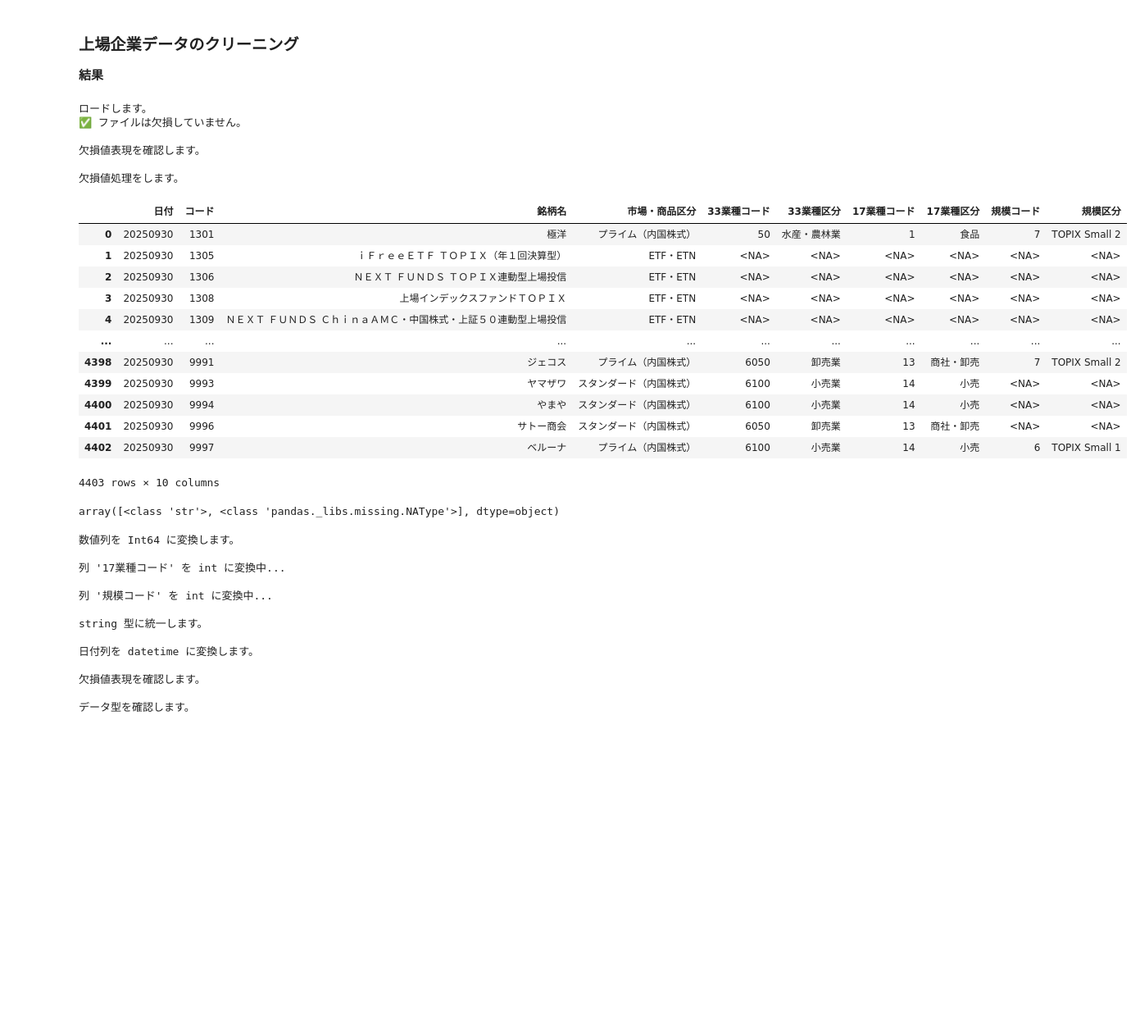
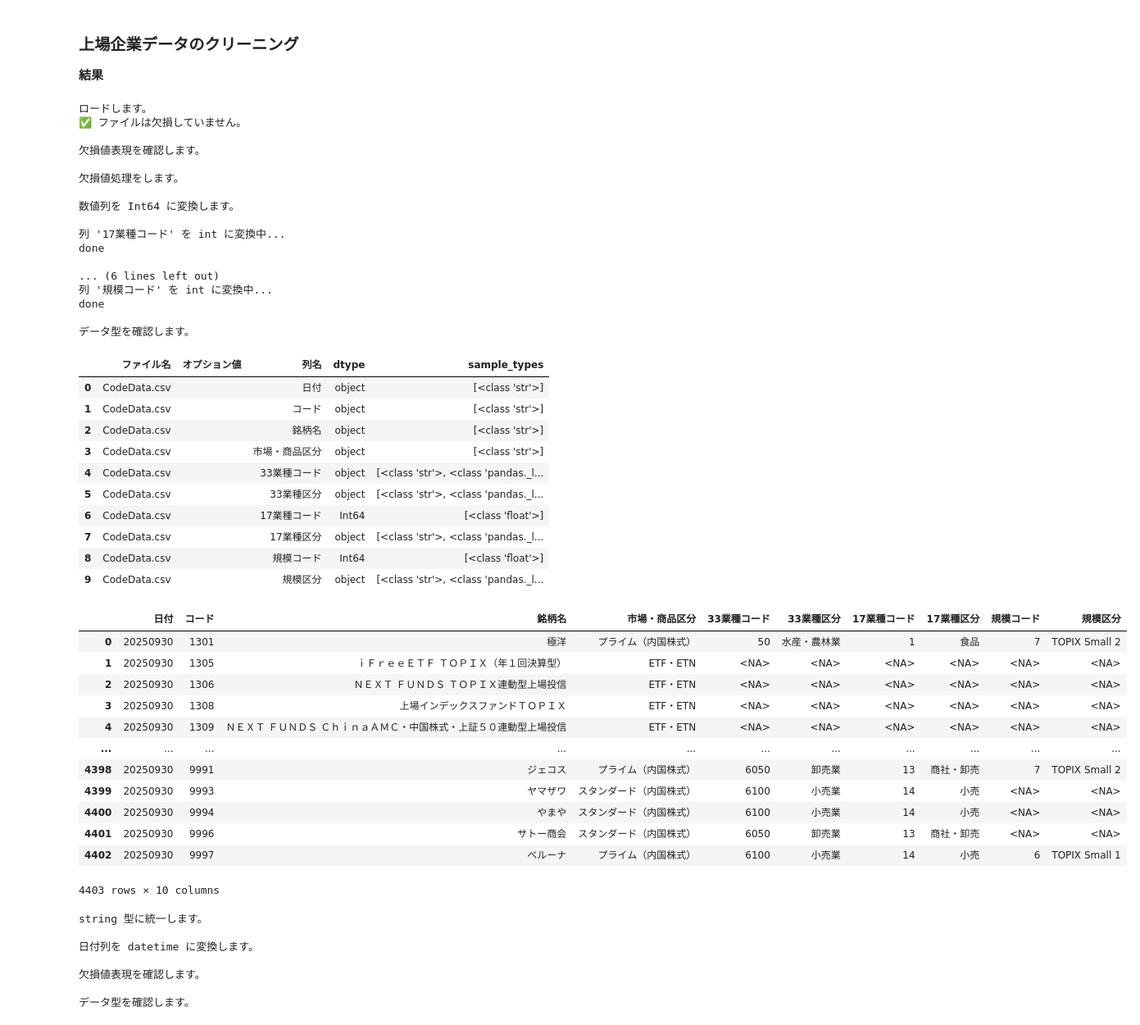
Before and after one commit to Tetibeam/003_stock_screening_preproc, a Jupyter notebook: 01_initial_creening.ipynb, the cells around one changed output. Shown at 82% size. Saved outputs shown, nothing was run; the diff lists cells and outputs as text; code cells hidden in the pictures; blank space fills up the shorter version.

```diff
--- a/01_initial_creening.ipynb
+++ b/01_initial_creening.ipynb
@@ -489,63 +469,82 @@ df_missing_values_expression = cu.chk_missing_values_expression(
 print("\n欠損値処理をします。")
 df_code_info_missing_change = df_code_info.replace({"-": pd.NA, "": pd.NA})
 
-display(df_code_info_missing_change)
-display(df_code_info_missing_change["33業種コード"].map(type).unique())
-
 print("\n数値列を Int64 に変換します。")
 numeric_cols = ["17業種コード", "規模コード"]
 df = df_code_info_missing_change
 df = cu.convert_columns_type(df, numeric_cols, "int", True)
+
+print("")
+print("データ型を確認します。")
+df_type = cu.chk_dtype(df, filename=settings["files"]["reference"], option_value="")
+display(df_type)
+
+display(df)
 
 print("\nstring 型に統一します。")
 for col in df.columns:
     if col not in numeric_cols:
         df[col] = df[col].astype("string")
 
 print("\n日付列を datetime に変換します。")
 df["日付"] = pd.to_datetime(df["日付"], errors="coerce", format="%Y%m%d")
 df_type_change = df
 
 print("")
 print("欠損値表現を確認します。")
 df_missing_values_expression = cu.chk_missing_values_expression(df_type_change, filename=settings["files"]["reference"], option_value="")
 #display(df_missing_values_expression)
 
 print("")
 print("データ型を確認します。")
 df_type = cu.chk_dtype(df_type_change, filename=settings["files"]["reference"], option_value="")
 #display(df_type)
 # %% [output]
 ロードします。
 ✅ ファイルは欠損していません。
 
 欠損値表現を確認します。
 
 欠損値処理をします。
+
+数値列を Int64 に変換します。
+
+列 '17業種コード' を int に変換中...
+done
+
+... (6 lines left out)
+列 '規模コード' を int に変換中...
+done
+
+データ型を確認します。
-|  | 日付 | コード | 銘柄名 | 市場・商品区分 | 33業種コード | 33業種区分 | 17業種コード | 17業種区分 | 規模コード | 規模区分 |
-| 0 | 20250930 | 1301 | 極洋 | プライム（内国株式） | 50 | 水産・農林業 | 1 | 食品 | 7 | TOPIX Small 2 |
-| 1 | 20250930 | 1305 | ｉＦｒｅｅＥＴＦ ＴＯＰＩＸ（年１回決算型） | ETF・ETN | <NA> | <NA> | <NA> | <NA> | <NA> | <NA> |
-| 2 | 20250930 | 1306 | ＮＥＸＴ ＦＵＮＤＳ ＴＯＰＩＸ連動型上場投信 | ETF・ETN | <NA> | <NA> | <NA> | <NA> | <NA> | <NA> |
-| 3 | 20250930 | 1308 | 上場インデックスファンドＴＯＰＩＸ | ETF・ETN | <NA> | <NA> | <NA> | <NA> | <NA> | <NA> |
-| 4 | 20250930 | 1309 | ＮＥＸＴ ＦＵＮＤＳ ＣｈｉｎａＡＭＣ・中国株式・上証５０連動型上場投信 | ETF・ETN | <NA> | <NA> | <NA> | <NA> | <NA> | <NA> |
-| ... | ... | ... | ... | ... | ... | ... | ... | ... | ... | ... |
-| 4398 | 20250930 | 9991 | ジェコス | プライム（内国株式） | 6050 | 卸売業 | 13 | 商社・卸売 | 7 | TOPIX Small 2 |
-| 4399 | 20250930 | 9993 | ヤマザワ | スタンダード（内国株式） | 6100 | 小売業 | 14 | 小売 | <NA> | <NA> |
-| 4400 | 20250930 | 9994 | やまや | スタンダード（内国株式） | 6100 | 小売業 | 14 | 小売 | <NA> | <NA> |
-| 4401 | 20250930 | 9996 | サトー商会 | スタンダード（内国株式） | 6050 | 卸売業 | 13 | 商社・卸売 | <NA> | <NA> |
-| 4402 | 20250930 | 9997 | ベルーナ | プライム（内国株式） | 6100 | 小売業 | 14 | 小売 | 6 | TOPIX Small 1 |
+|  | ファイル名 | オプション値 | 列名 | dtype | sample_types |
+| 0 | CodeData.csv |  | 日付 | object | [<class 'str'>] |
+| 1 | CodeData.csv |  | コード | object | [<class 'str'>] |
+| 2 | CodeData.csv |  | 銘柄名 | object | [<class 'str'>] |
+| 3 | CodeData.csv |  | 市場・商品区分 | object | [<class 'str'>] |
+| 4 | CodeData.csv |  | 33業種コード | object | [<class 'str'>, <class 'pandas._l... |
+| 5 | CodeData.csv |  | 33業種区分 | object | [<class 'str'>, <class 'pandas._l... |
+| 6 | CodeData.csv |  | 17業種コード | Int64 | [<class 'float'>] |
+| 7 | CodeData.csv |  | 17業種区分 | object | [<class 'str'>, <class 'pandas._l... |
+| 8 | CodeData.csv |  | 規模コード | Int64 | [<class 'float'>] |
+| 9 | CodeData.csv |  | 規模区分 | object | [<class 'str'>, <class 'pandas._l... |
+|  | 日付 | コード | 銘柄名 | 市場・商品区分 | 33業種コード | 33業種区分 | 17業種コード | 17業種区分 | 規模コード | 規模区分 |
+| 0 | 20250930 | 1301 | 極洋 | プライム（内国株式） | 50 | 水産・農林業 | 1 | 食品 | 7 | TOPIX Small 2 |
+| 1 | 20250930 | 1305 | ｉＦｒｅｅＥＴＦ ＴＯＰＩＸ（年１回決算型） | ETF・ETN | <NA> | <NA> | <NA> | <NA> | <NA> | <NA> |
+| 2 | 20250930 | 1306 | ＮＥＸＴ ＦＵＮＤＳ ＴＯＰＩＸ連動型上場投信 | ETF・ETN | <NA> | <NA> | <NA> | <NA> | <NA> | <NA> |
+| 3 | 20250930 | 1308 | 上場インデックスファンドＴＯＰＩＸ | ETF・ETN | <NA> | <NA> | <NA> | <NA> | <NA> | <NA> |
+| 4 | 20250930 | 1309 | ＮＥＸＴ ＦＵＮＤＳ ＣｈｉｎａＡＭＣ・中国株式・上証５０連動型上場投信 | ETF・ETN | <NA> | <NA> | <NA> | <NA> | <NA> | <NA> |
+| ... | ... | ... | ... | ... | ... | ... | ... | ... | ... | ... |
+| 4398 | 20250930 | 9991 | ジェコス | プライム（内国株式） | 6050 | 卸売業 | 13 | 商社・卸売 | 7 | TOPIX Small 2 |
+| 4399 | 20250930 | 9993 | ヤマザワ | スタンダード（内国株式） | 6100 | 小売業 | 14 | 小売 | <NA> | <NA> |
+| 4400 | 20250930 | 9994 | やまや | スタンダード（内国株式） | 6100 | 小売業 | 14 | 小売 | <NA> | <NA> |
+| 4401 | 20250930 | 9996 | サトー商会 | スタンダード（内国株式） | 6050 | 卸売業 | 13 | 商社・卸売 | <NA> | <NA> |
+| 4402 | 20250930 | 9997 | ベルーナ | プライム（内国株式） | 6100 | 小売業 | 14 | 小売 | 6 | TOPIX Small 1 |
 4403 rows × 10 columns
-array([<class 'str'>, <class 'pandas._libs.missing.NAType'>], dtype=object)
+string 型に統一します。
+
+日付列を datetime に変換します。
+
+欠損値表現を確認します。
+
+データ型を確認します。
-数値列を Int64 に変換します。
-
-列 '17業種コード' を int に変換中...
-
-列 '規模コード' を int に変換中...
-
-string 型に統一します。
-
-日付列を datetime に変換します。
-
-欠損値表現を確認します。
-
-データ型を確認します。
```
Also changed, not shown: parts of 2 cells of this notebook, 1 other file.
